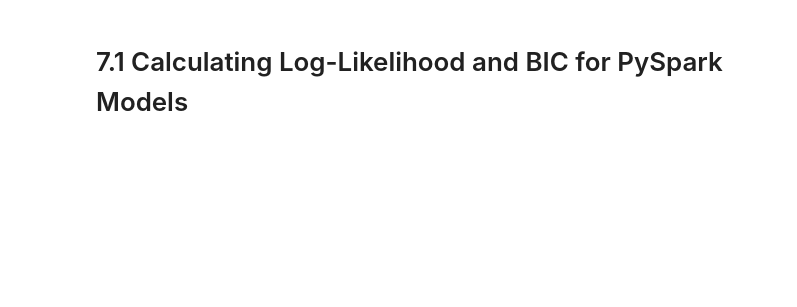
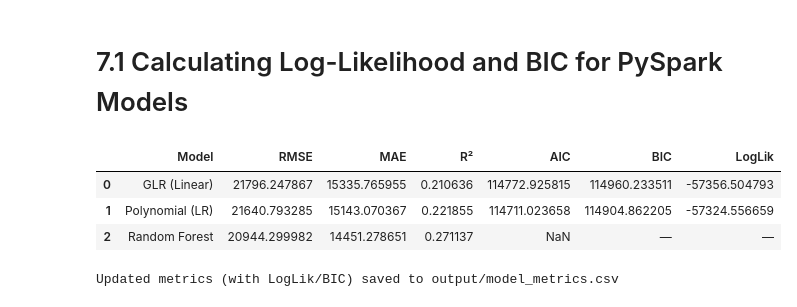
Before and after one commit to met-ad-688/assignment-04-Sabrina1211, a Jupyter notebook: assignment04-sminaya1.ipynb, the cells around one changed output. Cells and saved outputs as stored; diff of their text form; code cells hidden in the pictures; blank space fills up the shorter version.

Commit message:
Models Interpretation

```diff
--- a/assignment04-sminaya1.ipynb
+++ b/assignment04-sminaya1.ipynb
@@ -790,2 +820,54 @@ Saved figure to: output/model_comparison_grid.png
 # %% [markdown]
 # 7.1 Calculating Log-Likelihood and BIC for PySpark Models
+# %%
+# --- Log-Likelihood & BIC for GLR + Polynomial (Gaussian / identity) ---
+
+import numpy as np
+import pandas as pd
+
+def loglik_and_bic(summary, model, n_fallback):
+    """
+    Compute log-likelihood and BIC using:
+      LL  = -0.5 * [ n*log(2π) + n*log(dispersion) + deviance/dispersion ]
+      BIC = k*log(n) - 2*LL
+    where k = (#coefficients + 1 for intercept)
+    """
+    # n
+    try:
+        n = int(summary.numInstances)
+    except Exception:
+        n = int(n_fallback)
+
+    dispersion = float(summary.dispersion)
+    deviance   = float(summary.deviance)
+    k = len(model.coefficients) + 1
+
+    ll  = -0.5 * ( n * np.log(2*np.pi) + n * np.log(dispersion) + (deviance / dispersion) )
+    bic = k * np.log(n) - 2.0 * ll
+    return float(ll), float(bic)
+
+# counts for fallback n (from the evaluation frames already built)
+n_glr  = glr_pred.count()
+n_poly = poly_pred.count()
+
+# compute
+ll_glr,  bic_glr  = loglik_and_bic(glr_model.summary,               glr_model,               n_glr)
+ll_poly, bic_poly = loglik_and_bic(poly_glr_max_years_model.summary, poly_glr_max_years_model, n_poly)
+
+# add to  metrics table; keep RF as "—"
+metrics_df["LogLik"] = [ll_glr, ll_poly, "—"]
+metrics_df["BIC"]    = [bic_glr, bic_poly, "—"]  # overwrite/confirm BIC
+
+# tidy column order
+metrics_df = metrics_df[["Model","RMSE","MAE","R²","AIC","BIC","LogLik"]]
+display(metrics_df)
+
+# (optional) save
+metrics_df.to_csv("output/model_metrics.csv", index=False)
+print("Updated metrics (with LogLik/BIC) saved to output/model_metrics.csv")
+# %% [output]
+|  | Model | RMSE | MAE | R² | AIC | BIC | LogLik |
+| 0 | GLR (Linear) | 21796.247867 | 15335.765955 | 0.210636 | 114772.925815 | 114960.233511 | -57356.504793 |
+| 1 | Polynomial (LR) | 21640.793285 | 15143.070367 | 0.221855 | 114711.023658 | 114904.862205 | -57324.556659 |
+| 2 | Random Forest | 20944.299982 | 14451.278651 | 0.271137 | NaN | — | — |
+Updated metrics (with LogLik/BIC) saved to output/model_metrics.csv
```
Also changed, not shown: parts of 11 cells of this notebook, 1 other file.
